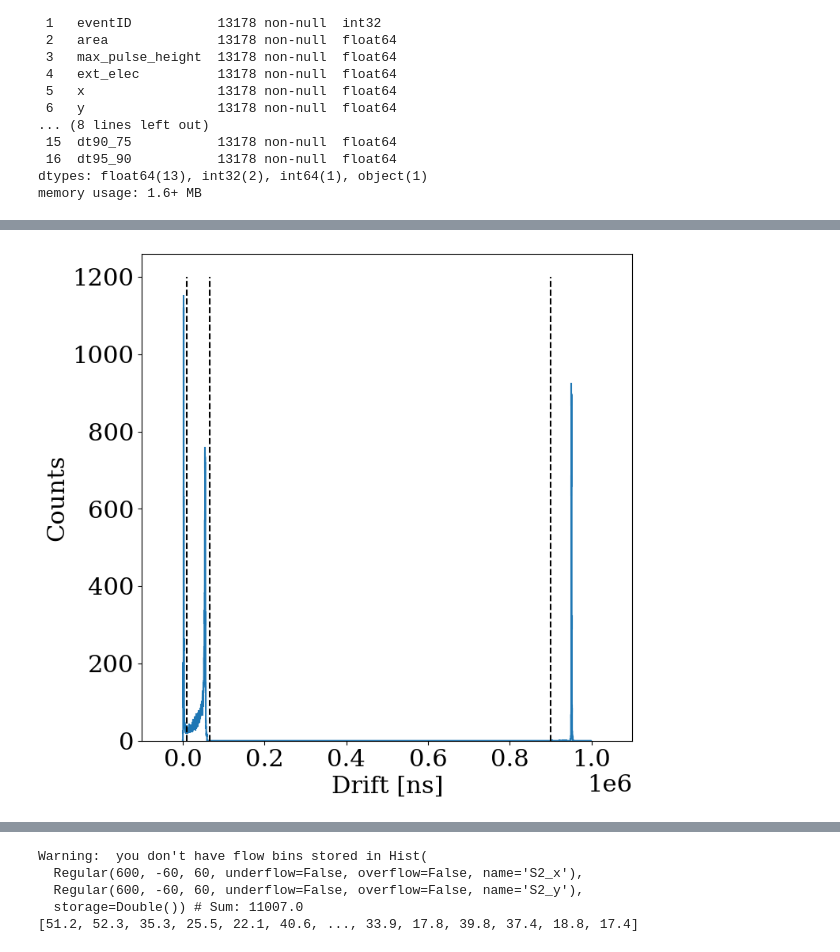
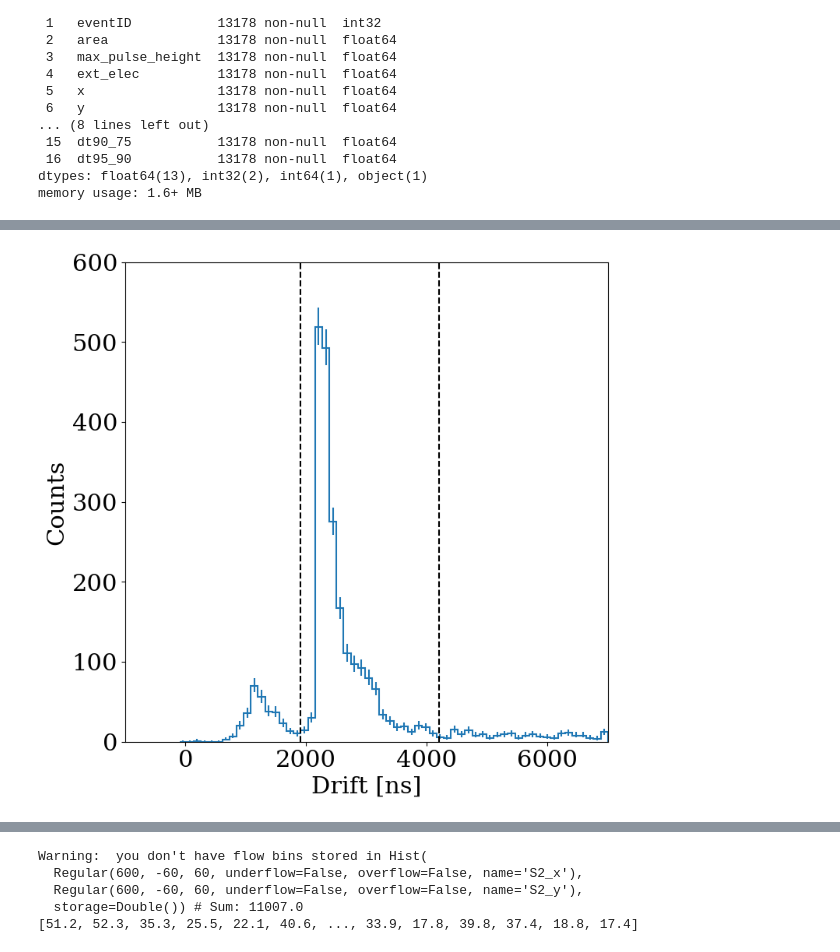
Before and after one commit to ruadhrimcdougall/DarkMatterML, a Jupyter notebook: Decision Tree Analysis/01_badarea_bg_sr1.ipynb, the cells around one changed output, grey strips where cells are left out. Cells and saved outputs as stored; diff of their text form; code cells hidden in the pictures.

```diff
--- a/Decision Tree Analysis/01_badarea_bg_sr1.ipynb
+++ b/Decision Tree Analysis/01_badarea_bg_sr1.ipynb
@@ -482,7 +482,7 @@ memory usage: 1.6+ MB
 # check gate/cathode events
 
 fig, ax = plt.subplots(figsize=(8,8))
-S2_area_drift_axis = hist.axis.Regular(500,5,500,name="S2_corrected_area",label="S2_area_cor [phd]")
+S2_area_drift_axis = hist.axis.Regular(500,5,500,name="S2_corrected_area",label="Extracted Electrons")
 drift_axis = hist.axis.Regular(500,-1000000,100,name="drift_axis",label="drift_time [ns]",underflow=False,overflow=False)
 S2_area_drift_hist = hist.Hist(S2_area_drift_axis, drift_axis)
 S2_area_drift_hist.fill(se_s2_cor_area[all_rect_cuts], -1*data.drift_time[all_rect_cuts])
@@ -496,14 +496,31 @@ print(len(se_s2_cor_area[all_rect_cuts]))
 
 # check 1D drift time hist for comparison
 fig, ax = plt.subplots(figsize=(8,8))
-drift_axis_1d = hist.axis.Regular(2000,-100,1000000,name="drift_axis",label="drift_time",underflow=False,overflow=False)
+# drift_axis_1d = hist.axis.Regular(2000,-100,1000000,name="drift_axis",label="drift_time",underflow=False,overflow=False)
+drift_axis_1d = hist.axis.Regular(60,-100,7000,name="drift_axis",label="drift_time",underflow=False,overflow=False)
 drift_hist_1d = hist.Hist(drift_axis_1d)
 drift_hist_1d.fill(data.drift_time[all_rect_cuts])
 drift_hist_1d.plot()
-ax.set(xlabel='Drift [ns]',ylabel='Counts', xlim=[-0.1e6,1.1e6])
+ax.set(xlabel='Drift [ns]',ylabel='Counts', xlim=[-0.1e4,0.7e4], ylim=[0,600])
 plt.plot(np.zeros(50)+65000, np.linspace(0,1200), linestyle='--', color='black')
 plt.plot(np.zeros(50)+900000, np.linspace(0,1200), linestyle='--', color='black')
 plt.plot(np.zeros(50)+10000, np.linspace(0,1200), linestyle='--', color='black')
+
+plt.plot(np.zeros(50)+1900, np.linspace(0,1200), linestyle='--', color='black')
+plt.plot(np.zeros(50)+4200, np.linspace(0,1200), linestyle='--', color='black')
+
+# check 1D drift time hist for comparison
+fig, ax = plt.subplots(figsize=(8,8))
+drift_axis_1d = hist.axis.Regular(2000,-100,1000000,name="drift_axis",label="drift_time",underflow=False,overflow=False)
+#drift_axis_1d = hist.axis.Regular(60,-100,7000,name="drift_axis",label="drift_time",underflow=False,overflow=False)
+drift_hist_1d = hist.Hist(drift_axis_1d)
+drift_hist_1d.fill(data.drift_time[all_rect_cuts])
+drift_hist_1d.plot()
+ax.set(xlabel='Drift [ns]',ylabel='Counts', xlim=[-0.1e5,7.5e4],)
+plt.plot(np.zeros(50)+65000, np.linspace(0,1200), linestyle='--', color='black')
+plt.plot(np.zeros(50)+900000, np.linspace(0,1200), linestyle='--', color='black')
+plt.plot(np.zeros(50)+10000, np.linspace(0,1200), linestyle='--', color='black')
+plt.plot(np.zeros(50)+48000, np.linspace(0,1200), linestyle='--', color='black')
 
 # gate vs gas cut will be at 10000ns on the drift time
 # leftmost peak is gate and second peak is gas
@@ -511,7 +528,7 @@ plt.plot(np.zeros(50)+10000, np.linspace(0,1200), linestyle='--', color='black')
 # check 1D S2 area hist for comparison
 fig, ax = plt.subplots(figsize=(8,8))
 #drift_axis_1d = hist.axis.Regular(2000,-100,1000000,name="drift_axis",label="drift_time",underflow=False,overflow=False)
-S2_area_1d_axis = hist.axis.Regular(120,5,500,name="S2_corrected_area",label="S2_area_cor [phd]")
+S2_area_1d_axis = hist.axis.Regular(120,5,500,name="S2_corrected_area",label="Extracted Electrons")
 S2_hist_gate_1d = hist.Hist(S2_area_1d_axis)
 S2_hist_gate_1d.fill(se_s2_cor_area[ML_cut_gate])
 S2_hist_gate_1d.plot(color='mediumpurple',ls='-',lw=2,yerr=False,label='Gate',ax=ax)
@@ -526,5 +543,64 @@ ax.legend(loc='upper right',frameon=False)
 ax.set(ylabel='Counts', xlim=[0, 505], yscale='log')
 # plt.plot(np.zeros(50)+65000, np.linspace(0,1200), linestyle='--', color='black')
 # plt.plot(np.zeros(50)+900000, np.linspace(0,1200), linestyle='--', color='black')
+
+
+pop1_gate_cut = (data.drift_time < 1900)
+pop2_gate_cut = ((data.drift_time >= 1900) & (data.drift_time < 4200))
+gas_rise_pop_cut = ((data.drift_time >= 10000) & (data.drift_time < 48000))
+gas_peak_pop_cut = ((data.drift_time > 48000) & (data.drift_time < 65000))
+
+plt.figure()
+plt.scatter(data.S2_x_cm[all_rect_cuts&pop2_gate_cut], data.S2_y_cm[all_rect_cuts&pop2_gate_cut], color='red', label='2nd Drift Population', marker='x')
+plt.scatter(data.S2_x_cm[all_rect_cuts&pop1_gate_cut], data.S2_y_cm[all_rect_cuts&pop1_gate_cut], color='blue', label='1st Drift Pop.', marker='x')
+plt.legend()
+plt.title('Gate Event Population Coordinates')
+
+plt.figure()
+plt.scatter(data.S2_x_cm[all_rect_cuts&gas_peak_pop_cut], data.S2_y_cm[all_rect_cuts&gas_peak_pop_cut], color='mediumpurple', label='Peak Pop.', marker='x')
+plt.scatter(data.S2_x_cm[all_rect_cuts&gas_rise_pop_cut], data.S2_y_cm[all_rect_cuts&gas_rise_pop_cut], color='black', label='Rising Tail Pop.', marker='x')
+plt.legend()
+plt.title('Gas Event Population Coordinates')
+
+# event IDs for the different Gate Populations
+
+print('1st Drift Gate Pop (Ring Events)')
+for ii in range(10):
+     print('%i\t%i'%(data.runID[all_rect_cuts&pop1_gate_cut][ii], data.evtID[all_rect_cuts&pop1_gate_cut][ii]))
+
+print('\n\n2nd Drift Gate Pop (Evenly Dist.)')
+for ii in range(10):
+     print('%i\t%i'%(data.runID[all_rect_cuts&pop2_gate_cut][ii], data.evtID[all_rect_cuts&pop2_gate_cut][ii]))
+
+print('\n1st Gas Pop (Rising Events)')
+for ii in range(10):
+     print('%i\t%i'%(data.runID[all_rect_cuts&gas_rise_pop_cut][ii], data.evtID[all_rect_cuts&gas_rise_pop_cut][ii]))
+
+print('\n2nd Gas Pop (Peak Events)')
+for ii in range(10):
+     print('%i\t%i'%(data.runID[all_rect_cuts&gas_peak_pop_cut][ii], data.evtID[all_rect_cuts&gas_peak_pop_cut][ii]))
+
+# Energy Spectrum of the Various Gate and Gas Populations
+
+electron_axis = hist.axis.Regular(100,5,500,name="electrons",
+                           label="Extracted electrons",flow=False)
+
+gate_pop1_hist = hist.Hist(electron_axis)
+gate_pop1_hist.fill(se_s2_cor_area[all_rect_cuts&pop1_gate_cut])
+gate_pop2_hist = hist.Hist(electron_axis)
+gate_pop2_hist.fill(se_s2_cor_area[all_rect_cuts&pop2_gate_cut])
+gas_rising_pop_hist = hist.Hist(electron_axis)
+gas_rising_pop_hist.fill(se_s2_cor_area[all_rect_cuts&gas_rise_pop_cut])
+gas_peak_pop_hist = hist.Hist(electron_axis)
+gas_peak_pop_hist.fill(se_s2_cor_area[all_rect_cuts&gas_peak_pop_cut])
+
+fig, ax = plt.subplots(figsize=(10, 8))
+gate_pop1_hist.plot(color='blue',ls='-',lw=2,yerr=False,label='Pop. 1 Gate (Ring)',ax=ax)
+gate_pop2_hist.plot(color='red',ls='-',lw=2,yerr=False,label='Pop. 2 Gate',ax=ax)
+gas_rising_pop_hist.plot(color='black',ls='-',lw=2,yerr=False,label='Rising Gas Pop.',ax=ax)
+gas_peak_pop_hist.plot(color='mediumpurple',ls='-',lw=2,yerr=False,label='Peak Gas Pop.',ax=ax)
+
+ax.set(xlabel='Extracted Electrons',ylabel='Counts/e',yscale='log')#,ylim=[1,10000])
+ax.legend()#bbox_to_anchor=(1,1),loc='upper right',frameon=False, fontsize = 18)
 # %% [output]
 13178
@@ -533 +625 @@ ax.set(ylabel='Counts', xlim=[0, 505], yscale='log')
-[figure, old version]
+[figure, new version]
```
Also changed, not shown: parts of 1 cell of this notebook, 4 other files.
